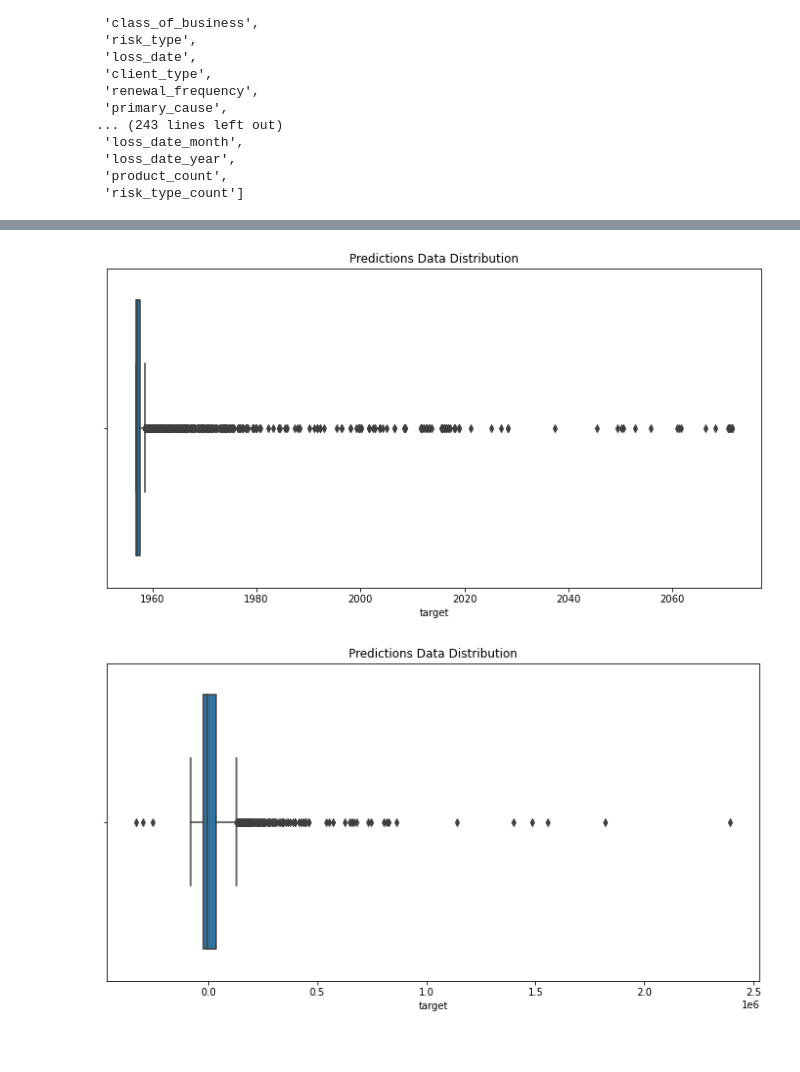
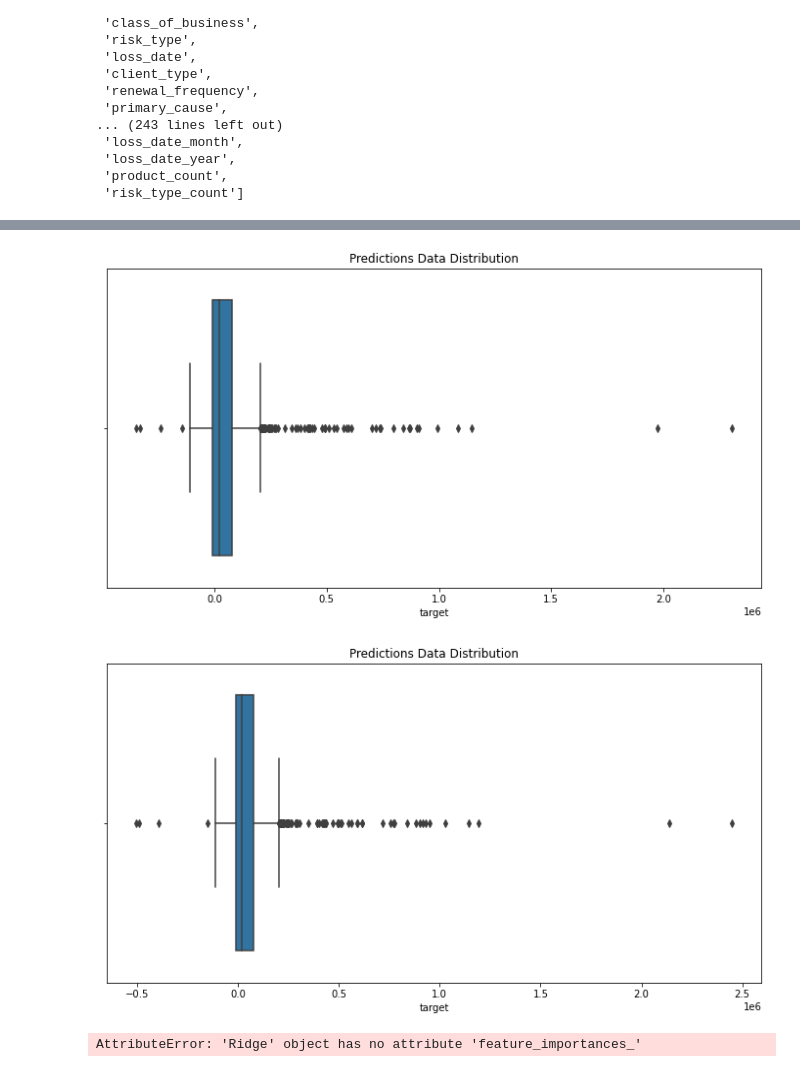
Before and after one commit to simiel/2022UHA, a Jupyter notebook: notebook/2.ipynb, the cells around one changed output, grey strips where cells are left out. Saved outputs shown, nothing was run; the diff lists cells and outputs as text; code cells hidden in the pictures.

```diff
--- a/notebook/2.ipynb
+++ b/notebook/2.ipynb
@@ -88,9 +89,9 @@ data.shape
 # %%
 to_encode = ['product','risk_type']
 cEncoder = CountEncoder(cols=to_encode)
-cEncoder.fit(train[to_encode])
+cEncoder.fit(train[to_encode],train.target)
 train = train.join(cEncoder.transform(train[to_encode]).add_suffix('_count'))
-cEncoder.fit(test[to_encode])
+# cEncoder.fit(test[to_encode])
 test = test.join(cEncoder.transform(test[to_encode]).add_suffix('_count'))
 # %%
 train.shape
@@ -129,7 +130,7 @@ y = train.target
 X_train, X_test, y_train, y_test = train_test_split(X,y,test_size=0.5, random_state=123)
 
 # Train model
-model = KNeighborsRegressor()
+model = LinearRegression()
 model.fit(X, y)
 # model.fit(X_train, y_train)
 
@@ -143,7 +144,7 @@ KNeighborsRegressor()
 # %%
 
 # Train model2
-model2 = LinearRegression()
+model2 = Ridge()
 model2.fit(X, y)
 
 # Make predictions
@@ -172,21 +175,21 @@ sub_file.to_csv("KNN1.csv", index = False)
 # %%
 # Make prediction on the test set
 test_df = test[feature_cols]
 predictions2 = model2.predict(test_df)
 
 # # Create a submission file
 sub_file = samplesubmission.copy()
 sub_file.target = predictions2
 
 # Check the distribution of your predictions
 plt.figure(figsize=(12, 6))
 sns.boxplot(sub_file.target)
 plt.title('Predictions Data Distribution')
 
 # Write to csv file to submit to Zindi
-sub_file.to_csv("SVR3.csv", index = False)
+sub_file.to_csv("RidgeCCenc.csv", index = False)
 # %% [output]
-[figure, old version]
+[figure, new version]
 # %%
 blend = predictions * .5 + predictions2 * .5
 
@@ -200,7 +203,7 @@ plt.title('Predictions Data Distribution')
 # Write to csv file to submit to Zindi
 sub_file.to_csv("BLEND.csv", index = False)
 # %% [output]
-[figure, old version]
+[figure, new version]
 # %%
 # meta = pd.DataFrame()
 # meta['col1'] = y_pred
@@ -226,3 +229,7 @@ sub_file.to_csv("BLEND.csv", index = False)
 
 # # Write to csv file to submit to Zindi
 # sub_file.to_csv("META.csv", index = False)
+# %%
+model2.feature_importances_.plot()
+# %% [output]
+AttributeError: 'Ridge' object has no attribute 'feature_importances_'
```
Also changed, not shown: parts of 4 cells of this notebook.
